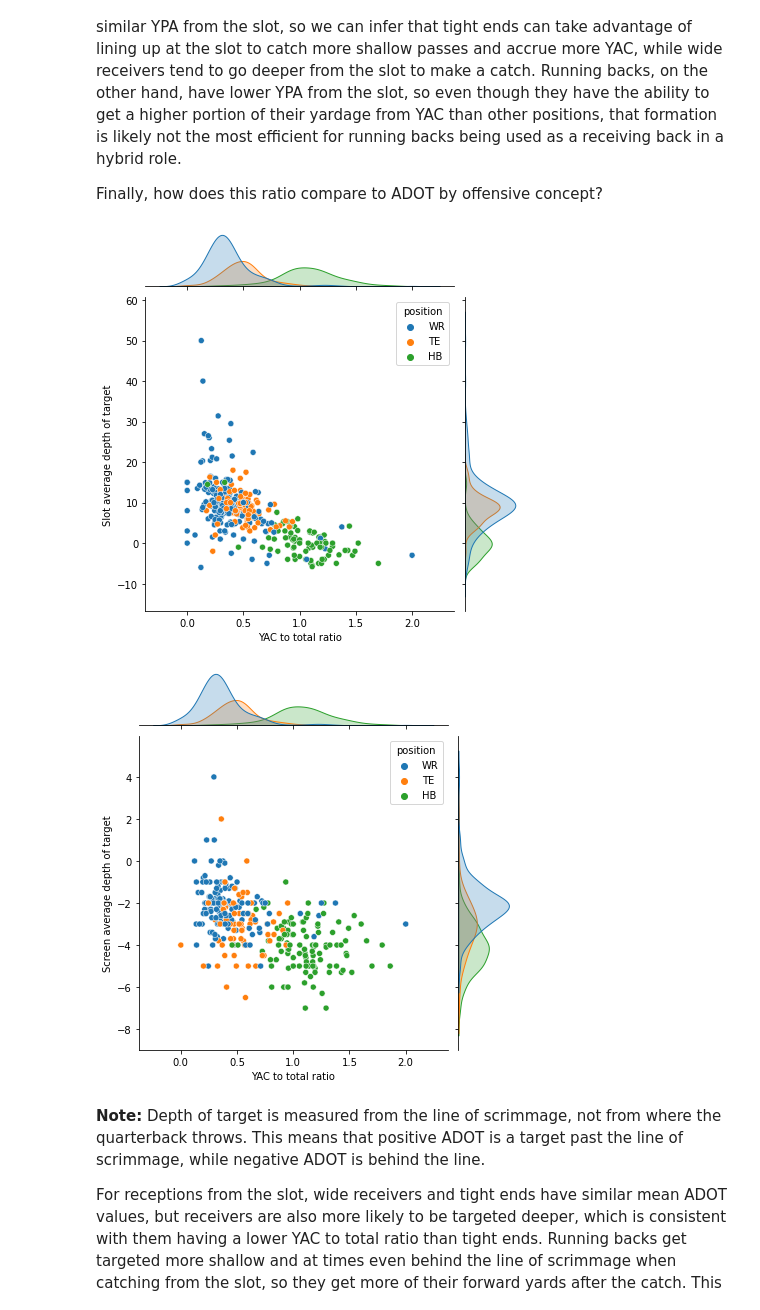
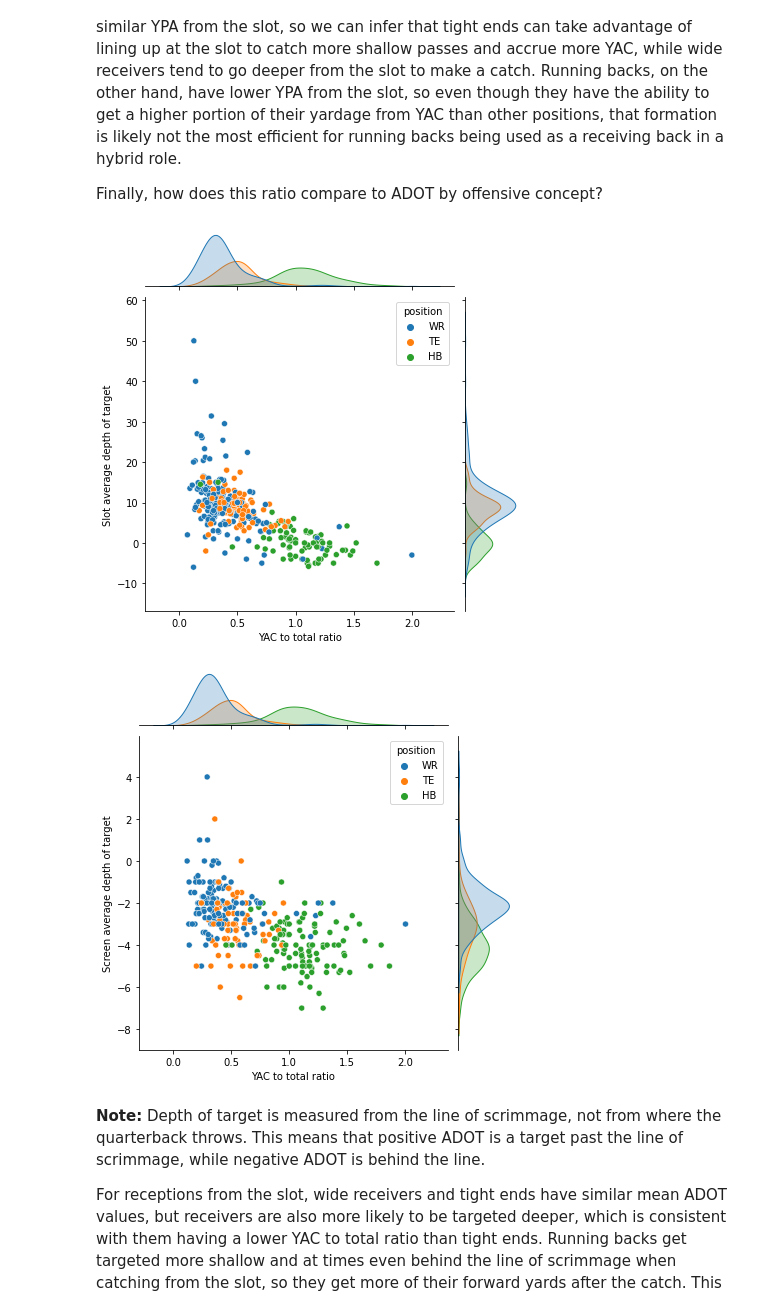
Before and after one commit to kchander92/NYCDSA-Data-Analysis-Project, a Jupyter notebook: Data Analysis Project Krishnan Chander.ipynb, the cells around one changed output. Saved outputs shown, nothing was run; the diff lists cells and outputs as text; code cells hidden in the pictures.

```diff
--- a/Data Analysis Project Krishnan Chander.ipynb
+++ b/Data Analysis Project Krishnan Chander.ipynb
@@ -213,7 +213,7 @@ The increase in slope from WR to TE to HB is consistent with the trend in averag
 
 This will help inform offensive playcalling and determine how these positions can be used depending on how many yards need to be gained and how the defense could affect the depth of the pass. Now in terms of play-calling, how does YAC-to-YPA ratio compare to YPA and average depth of target (ADOT) in different offensive concepts, namely **screen** passes behind the offensive line vs. catching up the middle from the **slot**?
 # %%
-receiving_concept = pd.merge(receiving_summary[['player', 'player_id', 'position', 'team_name', 'yac_to_total_ratio']],
+receiving_concept = pd.merge(receiving_summary[['player', 'player_id', 'position', 'team_name', 'yacpr_to_ypr_ratio']],
                              receiving_concept.drop(columns=['player', 'position', 'team_name']), on='player_id')
 receiving_concept
 # %% [output]
@@ -233,5 +233,5 @@ receiving_concept
 # %%
-receiving_concept = receiving_concept[(receiving_concept['yac_to_total_ratio'] >= 0) &
-                                      (receiving_concept['yac_to_total_ratio'] <= 2)]
+receiving_concept = receiving_concept[(receiving_concept['yacpr_to_ypr_ratio'] >= 0) &
+                                      (receiving_concept['yacpr_to_ypr_ratio'] <= 2)]
 # %%
 g1 = sb.jointplot(data=receiving_concept,
@@ -250,15 +250,15 @@ YPA by offensive concept shows more of a correlation to the overall YAC-to-total
 Finally, how does this ratio compare to ADOT by offensive concept?
 # %%
 g1 = sb.jointplot(data=receiving_concept,
-            x='yac_to_total_ratio', y='slot_avg_depth_of_target', hue='position')
+            x='yacpr_to_ypr_ratio', y='slot_avg_depth_of_target', hue='position')
 g1.set_axis_labels('YAC to total ratio', 'Slot average depth of target')
 
 g2 = sb.jointplot(data=receiving_concept,
-            x='yac_to_total_ratio', y='screen_avg_depth_of_target', hue='position')
+            x='yacpr_to_ypr_ratio', y='screen_avg_depth_of_target', hue='position')
 g2.set_axis_labels('YAC to total ratio', 'Screen average depth of target');
 # %% [output]
-[figure, old version]
+[figure, new version]
-[figure, old version]
+[figure, new version]
 # %% [markdown]
 **Note:** Depth of target is measured from the line of scrimmage, not from where the quarterback throws. This means that positive ADOT is a target past the line of scrimmage, while negative ADOT is behind the line.
 
```
Also changed, not shown: parts of 35 cells of this notebook.
